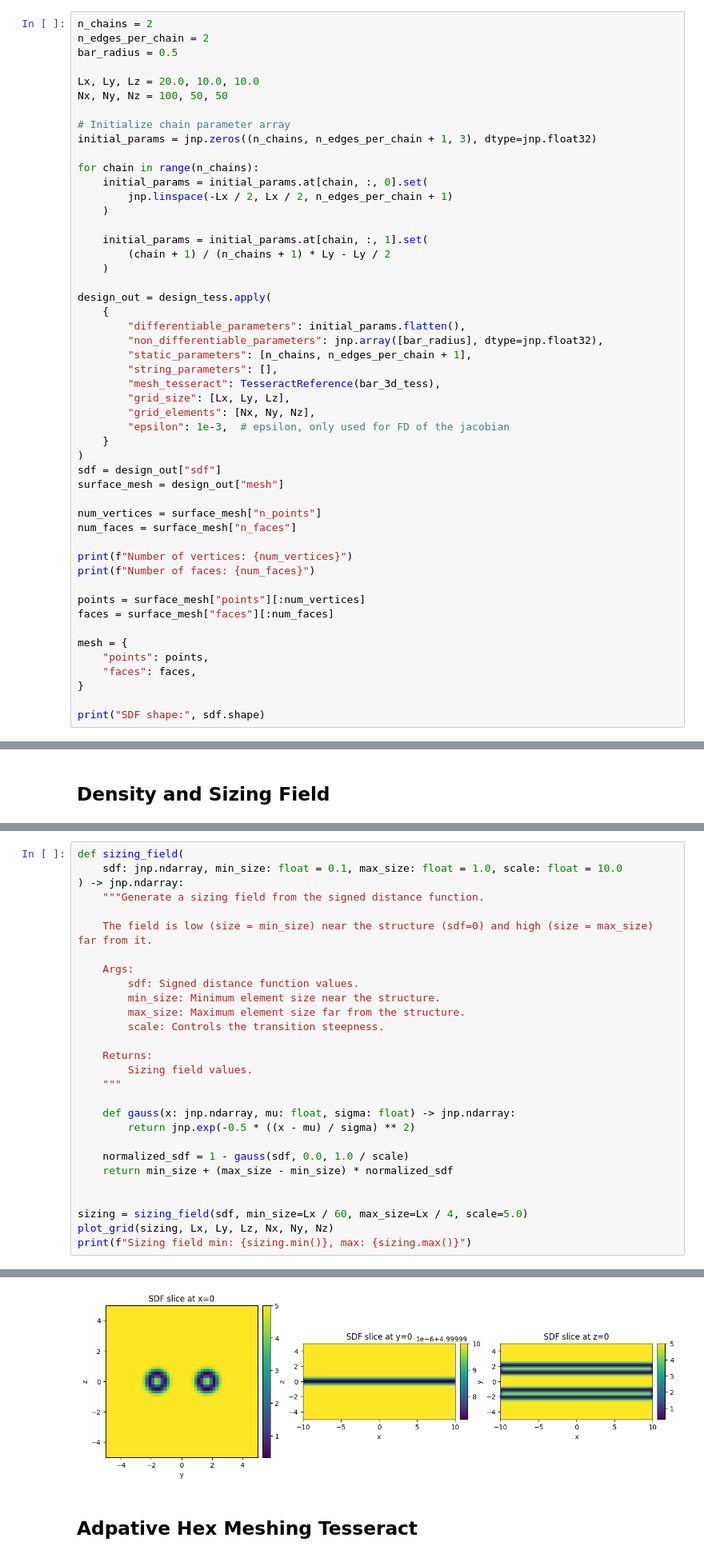
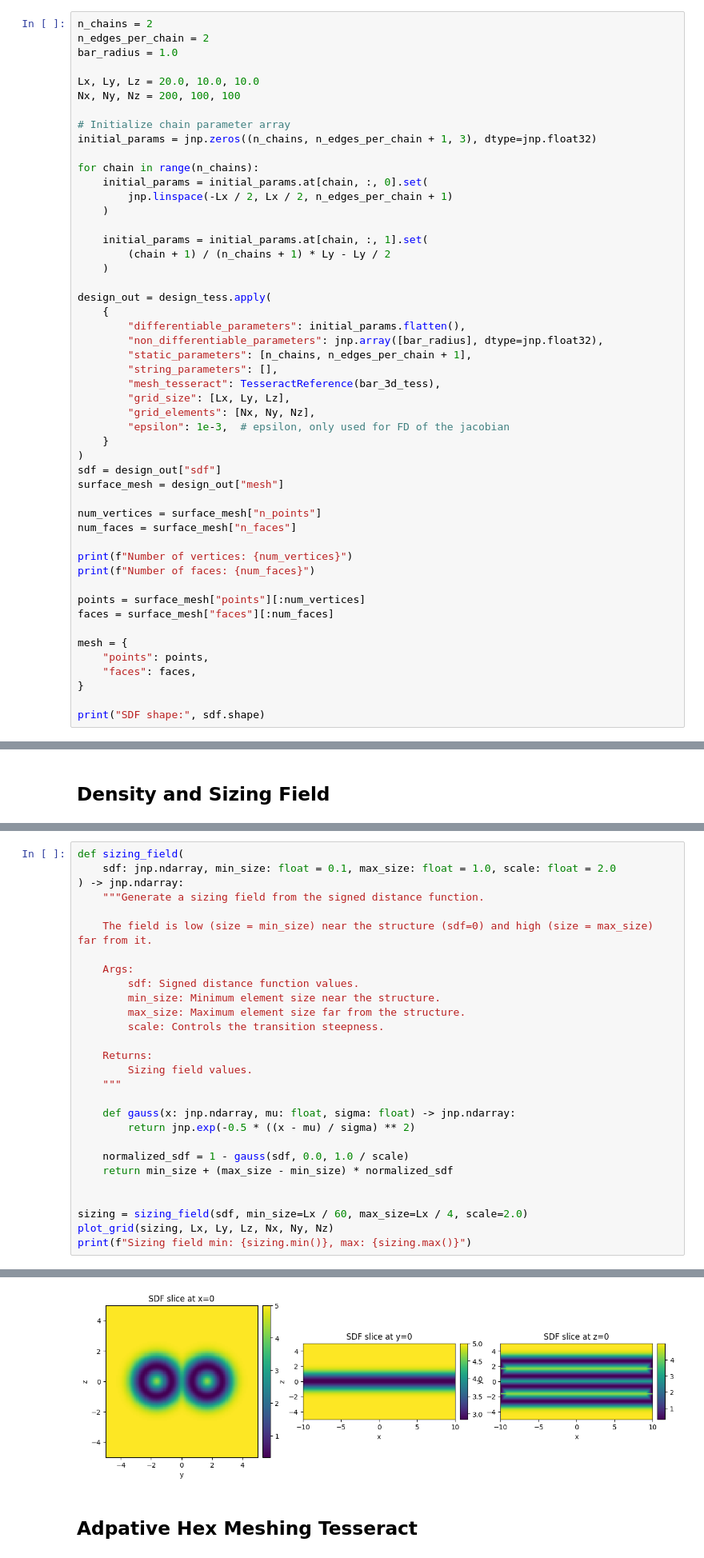
Before and after one commit to pasteurlabs/tesseract-jax, a Jupyter notebook: examples/ansys/demo_2.ipynb, the cells around one changed output, grey strips where cells are left out. Shown at 80% size. Drawn from its saved outputs; the diff is of its cells as text.

```diff
--- a/examples/ansys/demo_2.ipynb
+++ b/examples/ansys/demo_2.ipynb
@@ -48,10 +48,10 @@ Now we can setup the parameters for the design space and apply the design Tesser
 # %%
 n_chains = 2
 n_edges_per_chain = 2
-bar_radius = 0.5
+bar_radius = 1.0
 
 Lx, Ly, Lz = 20.0, 10.0, 10.0
-Nx, Ny, Nz = 100, 50, 50
+Nx, Ny, Nz = 200, 100, 100
 
 # Initialize chain parameter array
 initial_params = jnp.zeros((n_chains, n_edges_per_chain + 1, 3), dtype=jnp.float32)
@@ -333,34 +311,34 @@ plot_grid(rho, Lx, Ly, Lz, Nx, Ny, Nz)
 # %%
 def sizing_field(
-    sdf: jnp.ndarray, min_size: float = 0.1, max_size: float = 1.0, scale: float = 10.0
+    sdf: jnp.ndarray, min_size: float = 0.1, max_size: float = 1.0, scale: float = 2.0
 ) -> jnp.ndarray:
     """Generate a sizing field from the signed distance function.
 
     The field is low (size = min_size) near the structure (sdf=0) and high (size = max_size) far from it.
 
     Args:
         sdf: Signed distance function values.
         min_size: Minimum element size near the structure.
         max_size: Maximum element size far from the structure.
         scale: Controls the transition steepness.
 
     Returns:
         Sizing field values.
     """
 
     def gauss(x: jnp.ndarray, mu: float, sigma: float) -> jnp.ndarray:
         return jnp.exp(-0.5 * ((x - mu) / sigma) ** 2)
 
     normalized_sdf = 1 - gauss(sdf, 0.0, 1.0 / scale)
     return min_size + (max_size - min_size) * normalized_sdf
 
 
-sizing = sizing_field(sdf, min_size=Lx / 60, max_size=Lx / 4, scale=5.0)
+sizing = sizing_field(sdf, min_size=Lx / 60, max_size=Lx / 4, scale=2.0)
 plot_grid(sizing, Lx, Ly, Lz, Nx, Ny, Nz)
 print(f"Sizing field min: {sizing.min()}, max: {sizing.max()}")
 # %% [output]
 Sizing field min: 0.3333333432674408, max: 5.0
-[figure, old version]
+[figure, new version]
 # %% [markdown]
 ## Adpative Hex Meshing Tesseract
 # %%
```
Also changed, not shown: parts of 20 cells of this notebook, 7 other files.
